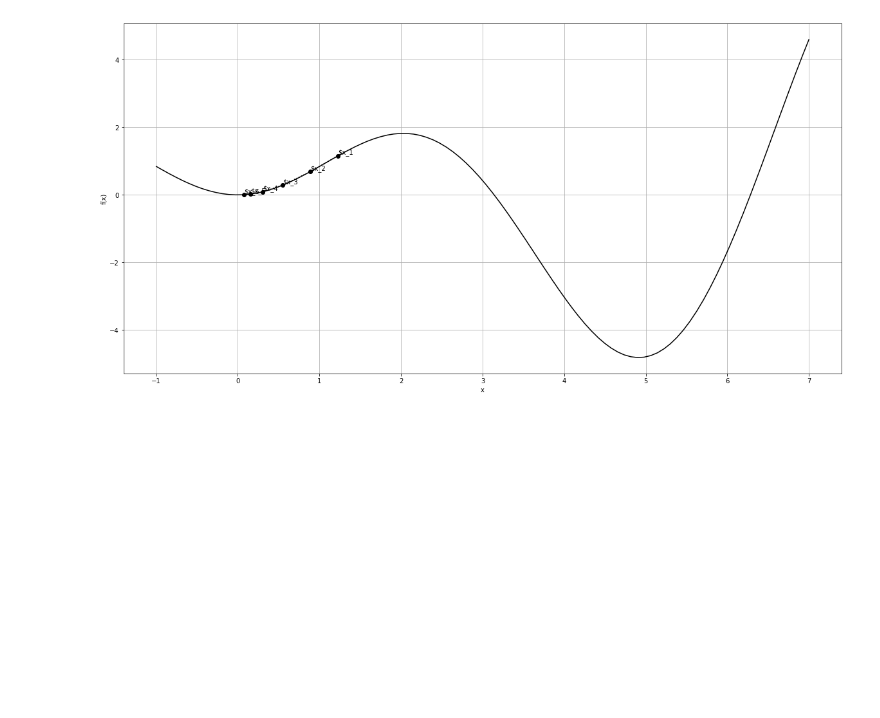
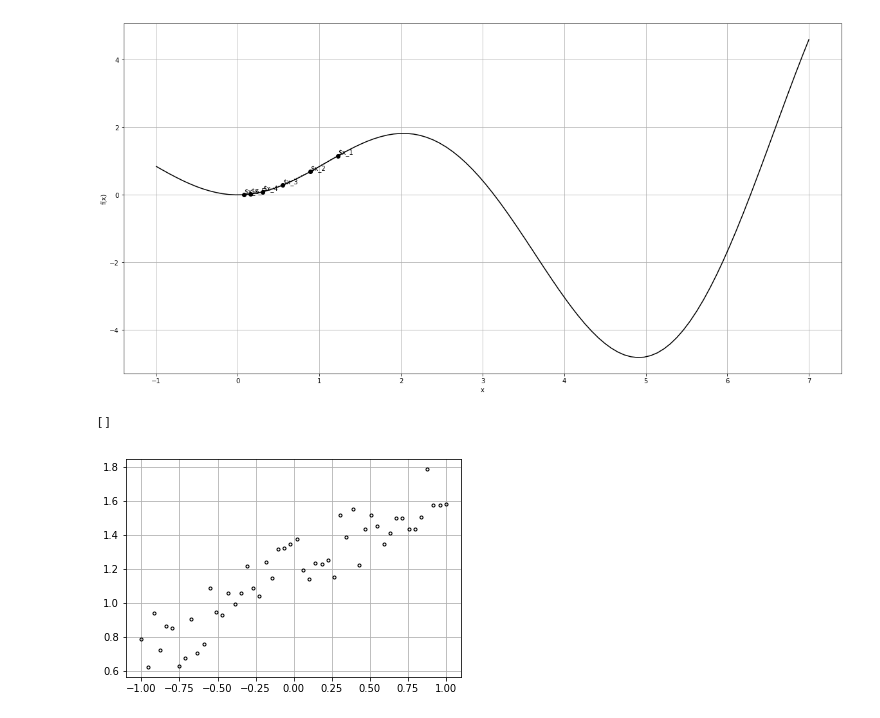
Before and after one commit to dw-shin/NA_notes, a Jupyter notebook: tensorflow2.ipynb, the cells around one changed output. Cells and saved outputs as stored; diff of their text form; code cells hidden in the pictures; blank space fills up the shorter version.

```diff
--- a/tensorflow2.ipynb
+++ b/tensorflow2.ipynb
@@ -670,3 +713,15 @@ plt.show()
 005      0.156   0.02
 006      0.079   0.01
 [figure]
+# %%
+np.random.seed(320)
+x_train = np.linspace(-1,1,50)
+f = lambda x: 0.5 * x + 1.0
+y_train = f(x_train) + 0.4 * np.random.rand(len(x_train))
+plt.plot(x_train,y_train,'.k',
+         markerfacecolor='none')
+plt.grid()
+plt.plot()
+# %% [output]
+[]
+[figure, added]
```
Also changed, not shown: parts of 8 cells of this notebook.
